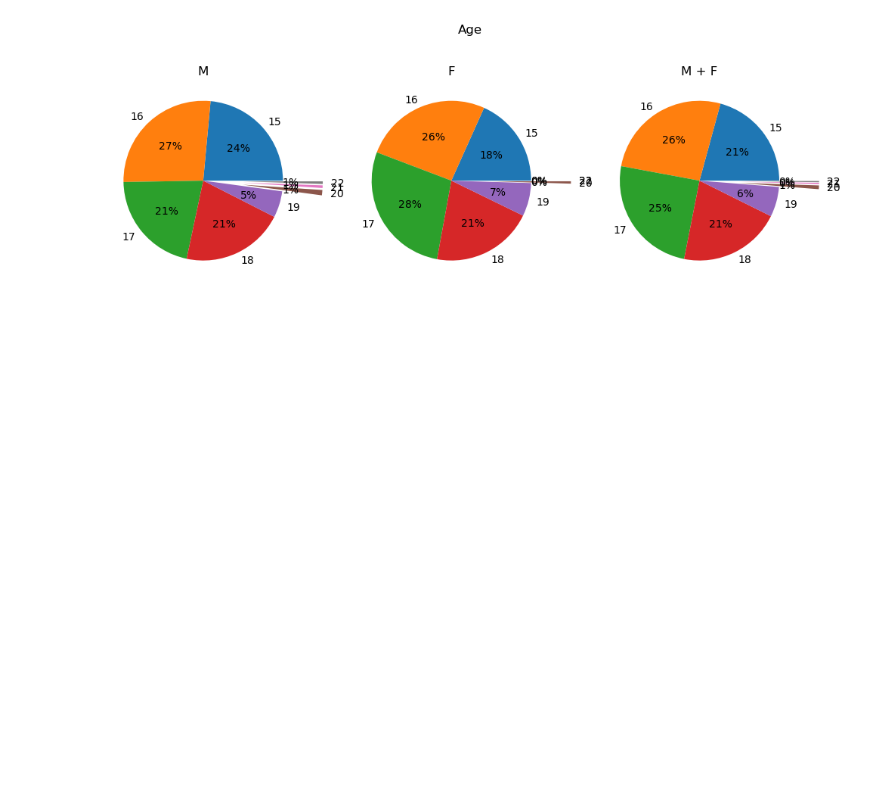
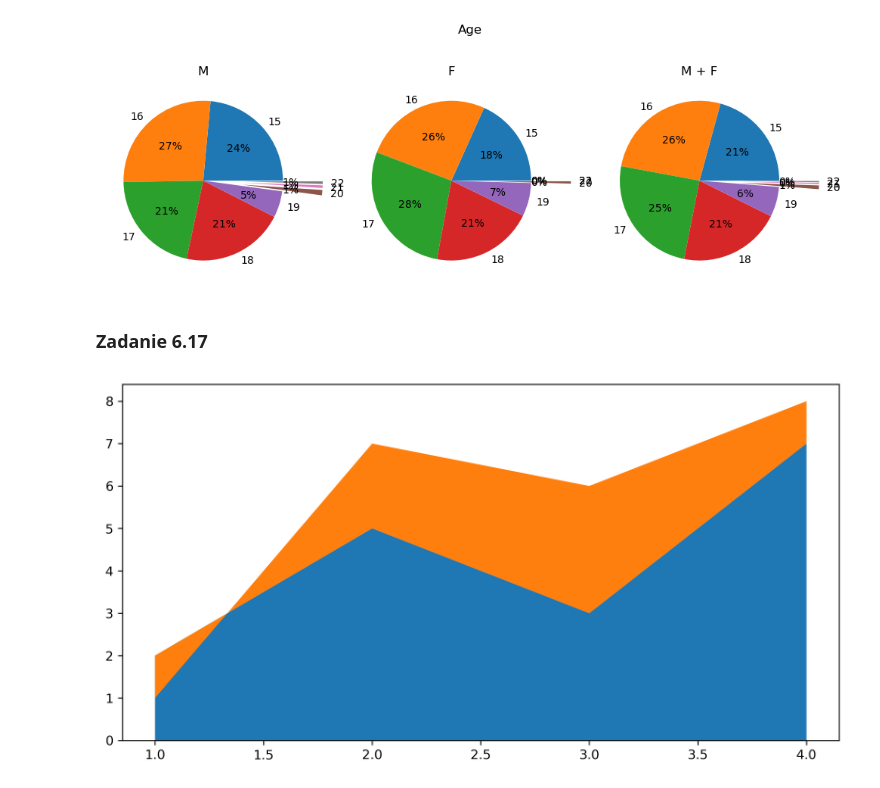
Before and after one commit to kplawik/MetodyWizualizacjiDanych, a Jupyter notebook: zadania_6.ipynb, the cells around one changed output. Drawn from its saved outputs; the diff is of its cells as text; code cells hidden in the pictures; blank space fills up the shorter version.

```diff
--- a/zadania_6.ipynb
+++ b/zadania_6.ipynb
@@ -343,3 +343,12 @@ plt.tight_layout()
 plt.show()
 # %% [output]
 [figure]
+# %% [markdown]
+### Zadanie 6.17
+# %%
+plt.figure(figsize=(10, 5), dpi=300, num=1)
+plt.stackplot([1,2,3,4], [2,5,3,7], [-1,2,3,1])
+plt.show()
+plt.close(1)
+# %% [output]
+[figure, added]
```
Also changed, not shown: parts of 2 cells of this notebook.
